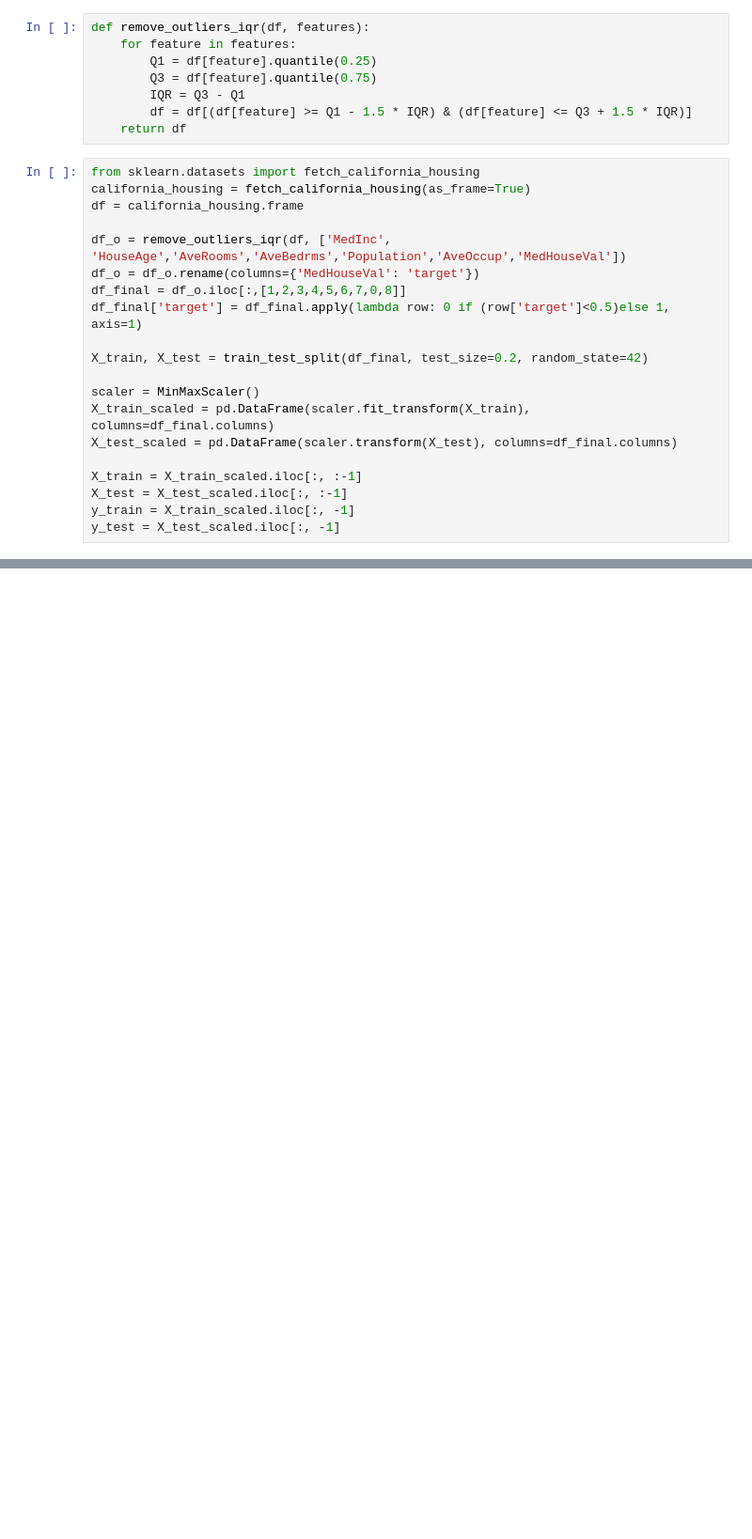
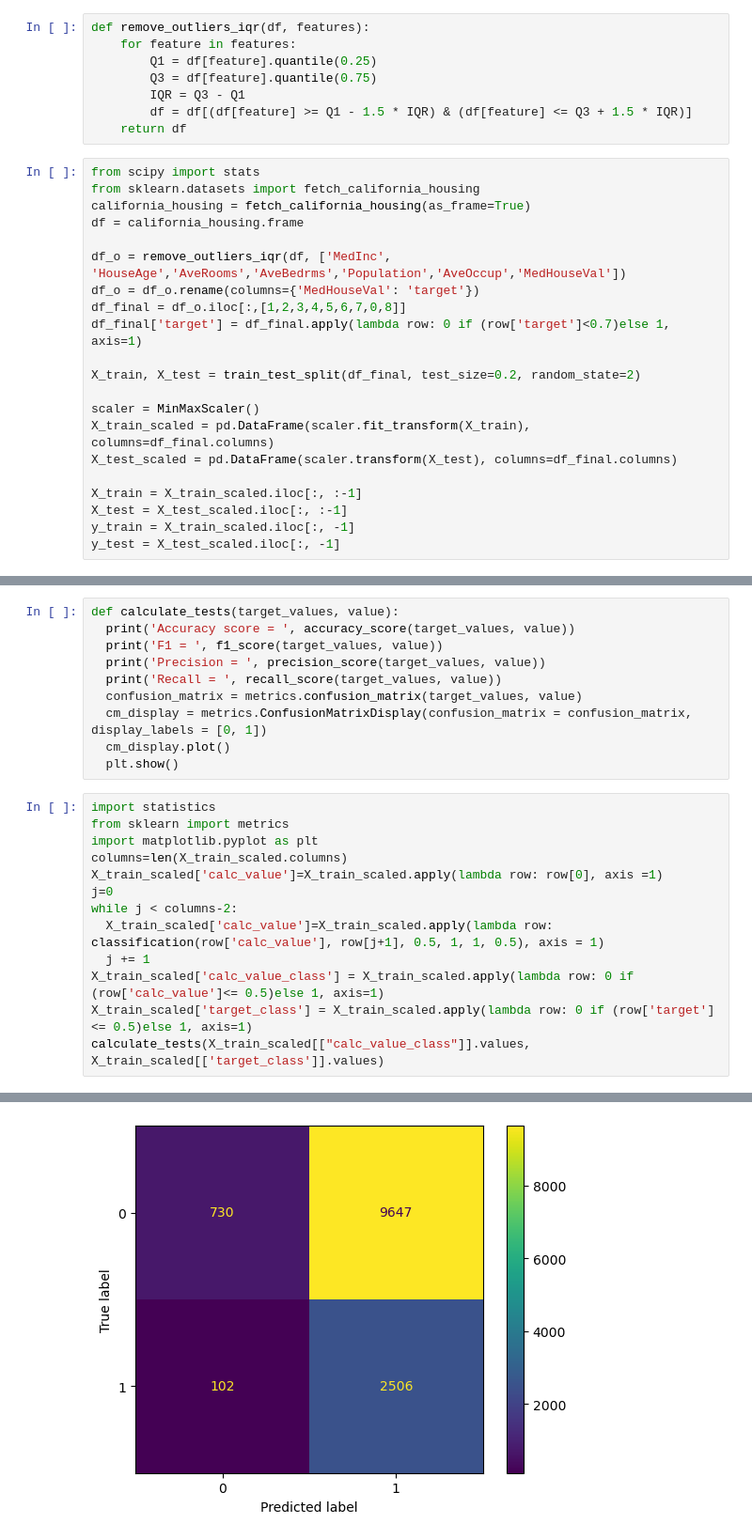
Before and after one commit to zukanovicmilica/MH, a Jupyter notebook: Others - California.ipynb, the cells around one changed output, grey strips where cells are left out. Shown at 94% size. Saved outputs shown, nothing was run; the diff lists cells and outputs as text; blank space fills up the shorter version.

```diff
--- a/Others - California.ipynb
+++ b/Others - California.ipynb
@@ -45,6 +45,7 @@ def remove_outliers_iqr(df, features):
         df = df[(df[feature] >= Q1 - 1.5 * IQR) & (df[feature] <= Q3 + 1.5 * IQR)]
     return df
 # %%
+from scipy import stats
 from sklearn.datasets import fetch_california_housing
 california_housing = fetch_california_housing(as_frame=True)
 df = california_housing.frame
@@ -52,9 +53,9 @@ df = california_housing.frame
 df_o = remove_outliers_iqr(df, ['MedInc', 'HouseAge','AveRooms','AveBedrms','Population','AveOccup','MedHouseVal'])
 df_o = df_o.rename(columns={'MedHouseVal': 'target'})
 df_final = df_o.iloc[:,[1,2,3,4,5,6,7,0,8]]
-df_final['target'] = df_final.apply(lambda row: 0 if (row['target']<0.5)else 1, axis=1)
+df_final['target'] = df_final.apply(lambda row: 0 if (row['target']<0.7)else 1, axis=1)
 
-X_train, X_test = train_test_split(df_final, test_size=0.2, random_state=42)
+X_train, X_test = train_test_split(df_final, test_size=0.2, random_state=2)
 
 scaler = MinMaxScaler()
 X_train_scaled = pd.DataFrame(scaler.fit_transform(X_train), columns=df_final.columns)
@@ -193,0 +251,24 @@ Neural Network      Train (CV)  0.0069  0.0828    0.9931     0.9915  0.9931  0.9
+# %%
+def calculate_tests(target_values, value):
+  print('Accuracy score = ', accuracy_score(target_values, value))
+  print('F1 = ', f1_score(target_values, value))
+  print('Precision = ', precision_score(target_values, value))
+  print('Recall = ', recall_score(target_values, value))
+  confusion_matrix = metrics.confusion_matrix(target_values, value)
+  cm_display = metrics.ConfusionMatrixDisplay(confusion_matrix = confusion_matrix, display_labels = [0, 1])
+  cm_display.plot()
+  plt.show()
+# %%
+import statistics
+from sklearn import metrics
+import matplotlib.pyplot as plt
+columns=len(X_train_scaled.columns)
+X_train_scaled['calc_value']=X_train_scaled.apply(lambda row: row[0], axis =1)
+j=0
+while j < columns-2:
+  X_train_scaled['calc_value']=X_train_scaled.apply(lambda row: classification(row['calc_value'], row[j+1], 0.5, 1, 1, 0.5), axis = 1)
+  j += 1
+X_train_scaled['calc_value_class'] = X_train_scaled.apply(lambda row: 0 if (row['calc_value']<= 0.5)else 1, axis=1)
+X_train_scaled['target_class'] = X_train_scaled.apply(lambda row: 0 if (row['target']<= 0.5)else 1, axis=1)
+calculate_tests(X_train_scaled[["calc_value_class"]].values, X_train_scaled[['target_class']].values)
+# %% [output]
@@ -193,0 +279 @@ Neural Network      Train (CV)  0.0069  0.0828    0.9931     0.9915  0.9931  0.9
+[figure, added]
```
Also changed, not shown: parts of 14 cells of this notebook.
